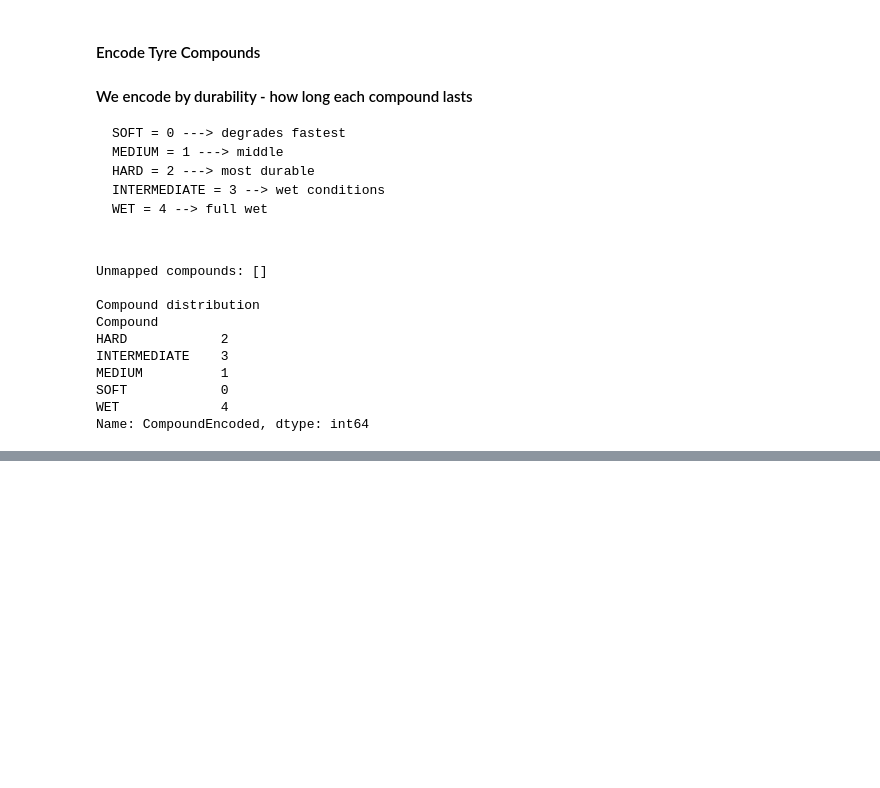
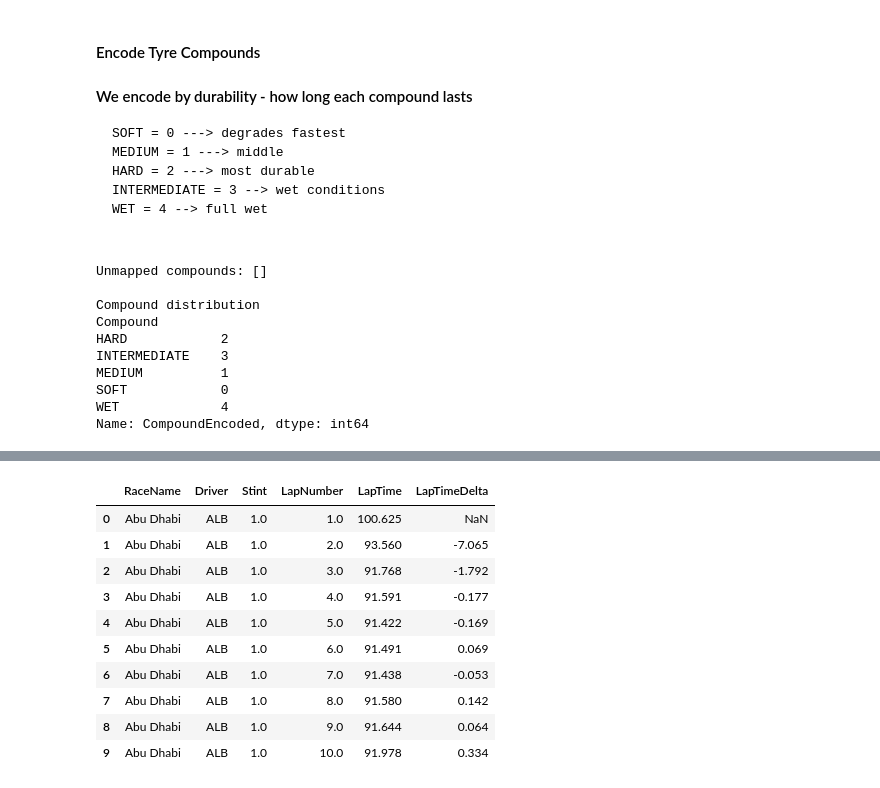
Before and after one commit to the-liyanage/f1-strategy-optimizer, a Jupyter notebook: notebooks/02_feature_engineering.ipynb.ipynb, the cells around one changed output, grey strips where cells are left out. Saved outputs shown, nothing was run; the diff lists cells and outputs as text; code cells hidden in the pictures; blank space fills up the shorter version.

Commit message:
tyre features add

```diff
--- a/notebooks/02_feature_engineering.ipynb.ipynb
+++ b/notebooks/02_feature_engineering.ipynb.ipynb
@@ -247,0 +264,15 @@ Name: CompoundEncoded, dtype: int64
+# %%
+# Tyre Degradation Features
+# Features that tell the model what's happening to the tyres RIGHT NOW
+
+
+# Sort by race -> driver -> stint -> lap number
+# This ensures laps are in chronological order
+# per driver per stint
+
+df = df.sort_values(
+    ["RaceName", "Driver", "Stint", "LapNumber"]
+).reset_index(drop = True)
+
+print("Data sorted correctly")
+df[["RaceName", "Driver", "Stint", "LapNumber", "LapTime"]].head()
@@ -247,0 +314,30 @@ Name: CompoundEncoded, dtype: int64
+# %%
+# LapTimeDelta
+# How much slower is this lap compared to the previous lap?
+# Captures : is the tyre degrading RIGHT NOW?
+
+#.diff() calculates the difference between current row and the previous row
+# We group by Race + Driver + Stint so we don't calculate delta across different stints or different drivers
+
+
+# Positive = getting slower = tyre degrading
+# Negative = getting faster = tyre warming up
+
+df["LapTimeDelta"] = df.groupby(
+    ["RaceName", "Driver", "Stint"]
+)["LapTime"].diff()
+
+df[["RaceName", "Driver", "Stint",
+    "LapNumber", "LapTime", "LapTimeDelta"]].head(10)
+# %% [output]
+|  | RaceName | Driver | Stint | LapNumber | LapTime | LapTimeDelta |
+| 0 | Abu Dhabi | ALB | 1.0 | 1.0 | 100.625 | NaN |
+| 1 | Abu Dhabi | ALB | 1.0 | 2.0 | 93.560 | -7.065 |
+| 2 | Abu Dhabi | ALB | 1.0 | 3.0 | 91.768 | -1.792 |
+| 3 | Abu Dhabi | ALB | 1.0 | 4.0 | 91.591 | -0.177 |
+| 4 | Abu Dhabi | ALB | 1.0 | 5.0 | 91.422 | -0.169 |
+| 5 | Abu Dhabi | ALB | 1.0 | 6.0 | 91.491 | 0.069 |
+| 6 | Abu Dhabi | ALB | 1.0 | 7.0 | 91.438 | -0.053 |
+| 7 | Abu Dhabi | ALB | 1.0 | 8.0 | 91.580 | 0.142 |
+| 8 | Abu Dhabi | ALB | 1.0 | 9.0 | 91.644 | 0.064 |
+| 9 | Abu Dhabi | ALB | 1.0 | 10.0 | 91.978 | 0.334 |
```
Also changed, not shown: parts of 16 cells of this notebook.
